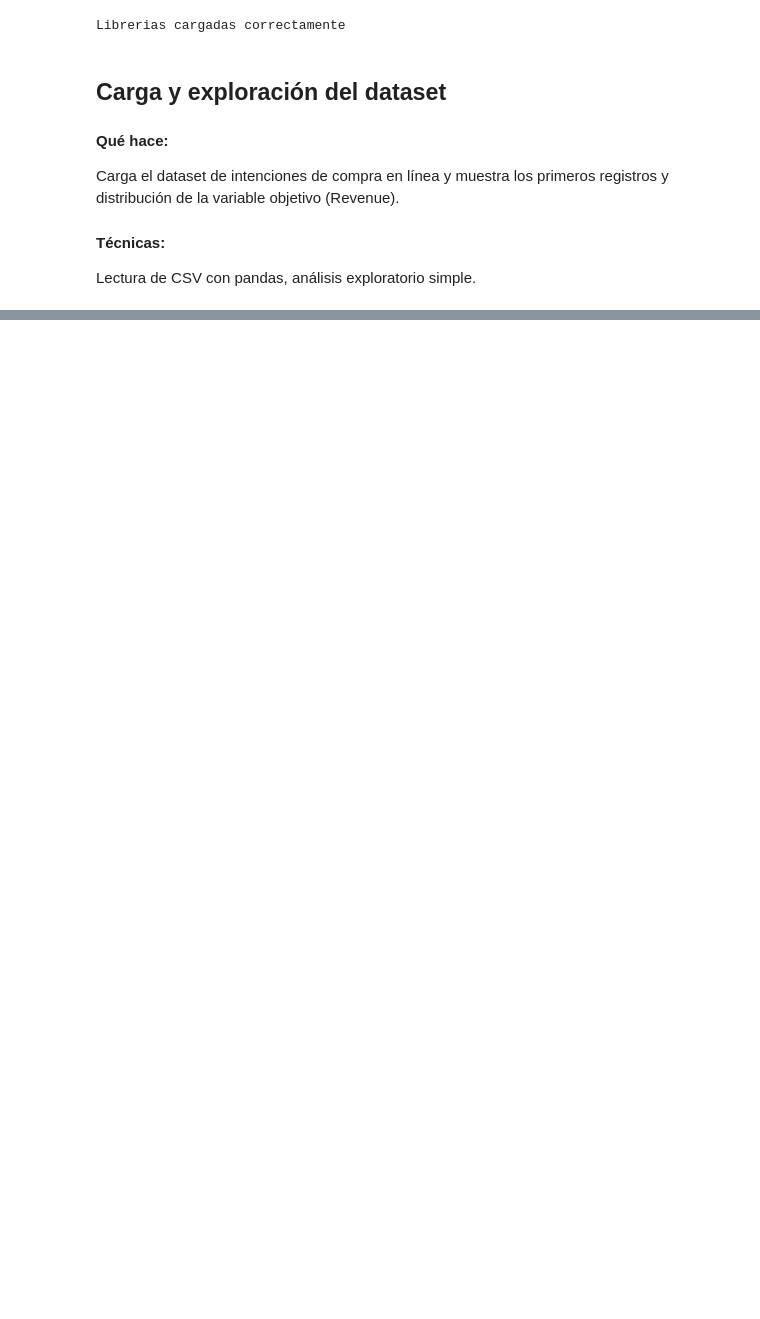
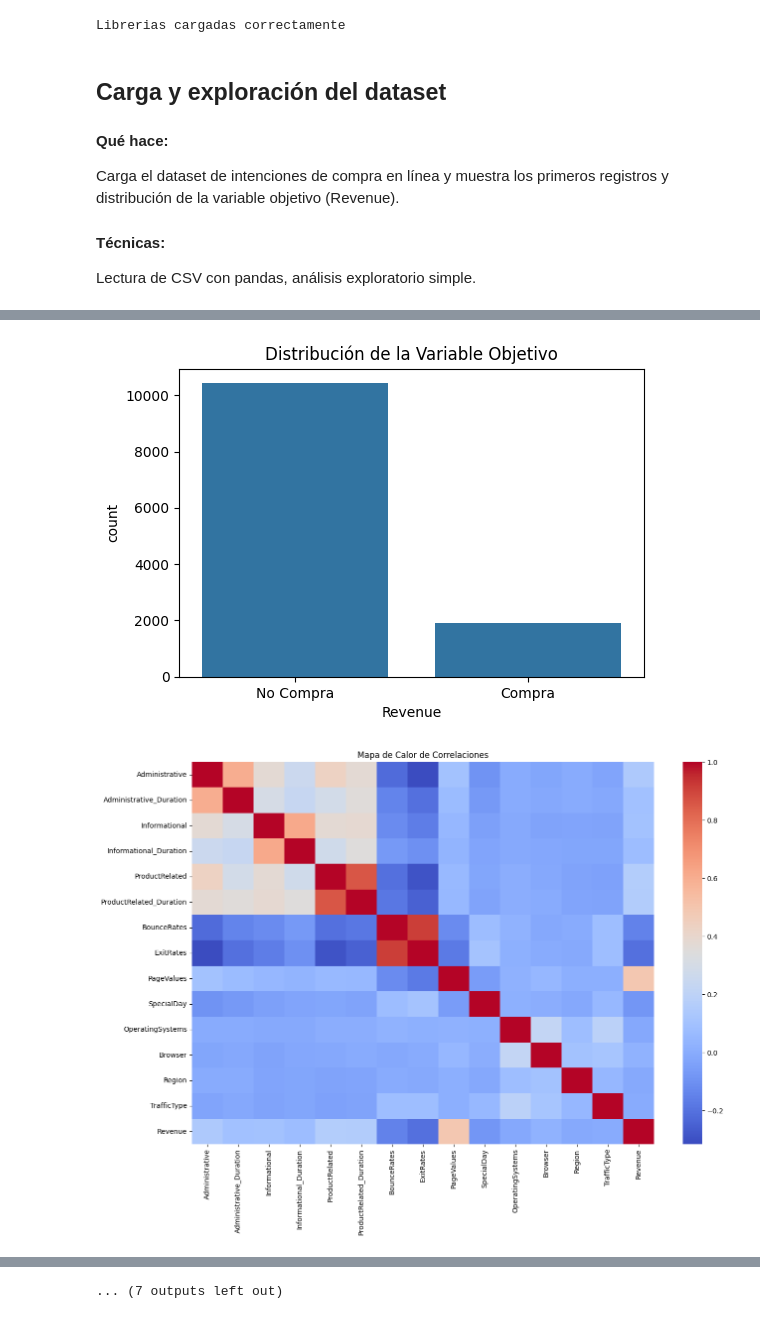
Before and after one commit to dcarrionp/CarrionD-ChablaA_Practica-SVM-NN, a Jupyter notebook: CarrionD-ChablaA_PracticaSVM.ipynb, the cells around one changed output, grey strips where cells are left out. Cells and saved outputs as stored; diff of their text form; code cells hidden in the pictures; blank space fills up the shorter version.

```diff
--- a/CarrionD-ChablaA_PracticaSVM.ipynb
+++ b/CarrionD-ChablaA_PracticaSVM.ipynb
@@ -58,9 +73,7 @@ df = pd.read_csv("online_shoppers_intention.csv")
 
 # Ver primeros registros
 print(df.head())
-
-# Revisar clases objetivo
-print(df['Revenue'].value_counts())
+df['Revenue'] = df['Revenue'].map({False: 0, True: 1})
 # %% [output]
    Administrative  Administrative_Duration  Informational  \
 0               0                      0.0              0
@@ -81,0 +104,39 @@ Name: count, dtype: int64
+# %%
+# Análisis Exploratorio
+
+# 1. Distribución de la Variable Objetivo
+plt.figure(figsize=(6, 4))
+sns.countplot(x='Revenue', data=df)
+plt.title('Distribución de la Variable Objetivo')
+plt.xticks([0, 1], ['No Compra', 'Compra'])
+plt.show()
+
+# 2. Correlación entre Variables Numéricas
+numericas_df = df.select_dtypes(include=['float64', 'int64'])
+
+plt.figure(figsize=(15, 10))
+sns.heatmap(numericas_df.corr(), cmap='coolwarm', annot=False)
+plt.title('Mapa de Calor de Correlaciones')
+plt.show()
+
+# 3. Distribución de Variables Numéricas
+numericas = numericas_df.columns
+
+for col in numericas:
+    if col != 'Revenue':
+        plt.figure(figsize=(6, 4))
+        sns.histplot(df[col], kde=True)
+        plt.title(f'Distribución de {col}')
+        plt.show()
+
+# 4. Relación entre Variables Categóricas y la Variable Objetivo
+categoricas = ['Month', 'VisitorType', 'Weekend']
+
+for cat in categoricas:
+    plt.figure(figsize=(6, 4))
+    sns.countplot(x=cat, hue='Revenue', data=df)
+    plt.title(f'Distribución de {cat} por Clase Objetivo')
+    plt.show()
+# %% [output]
+[figure, added]
+[figure, added]
@@ -82 +153,2 @@ Name: count, dtype: int64
+... (7 outputs left out)
 # %% [markdown]
```
Also changed, not shown: parts of 21 cells of this notebook.
